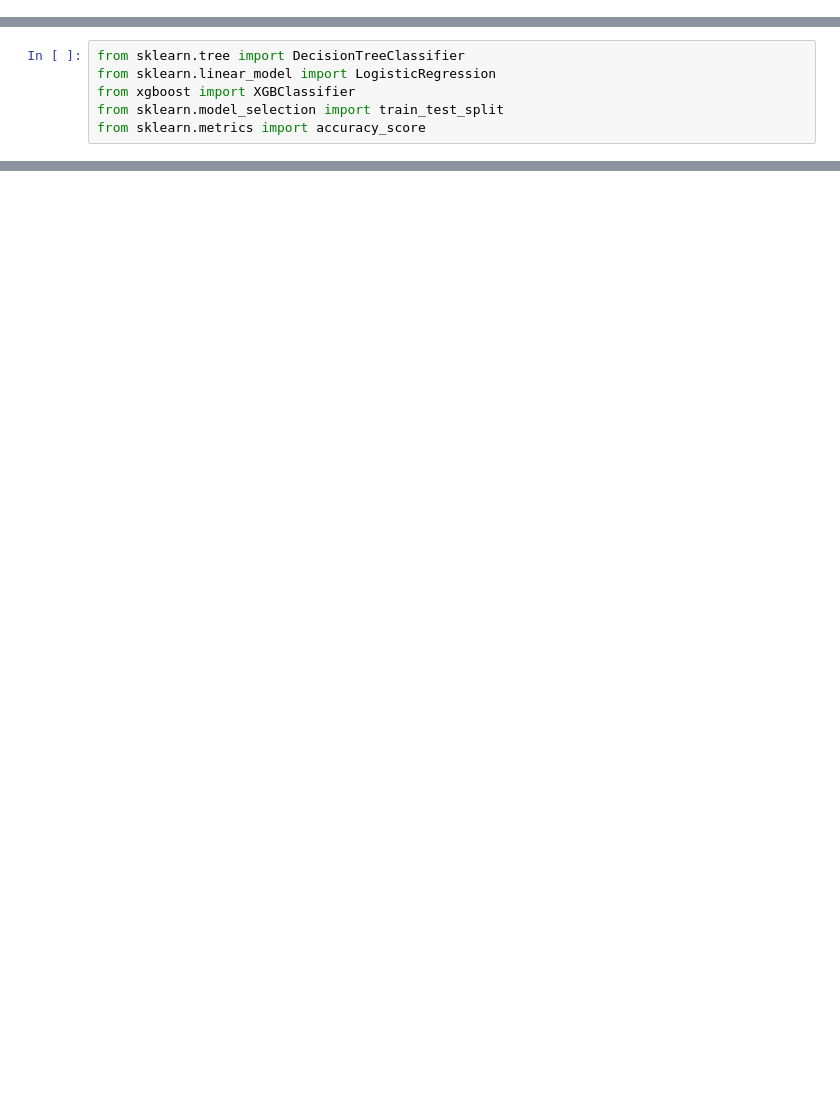
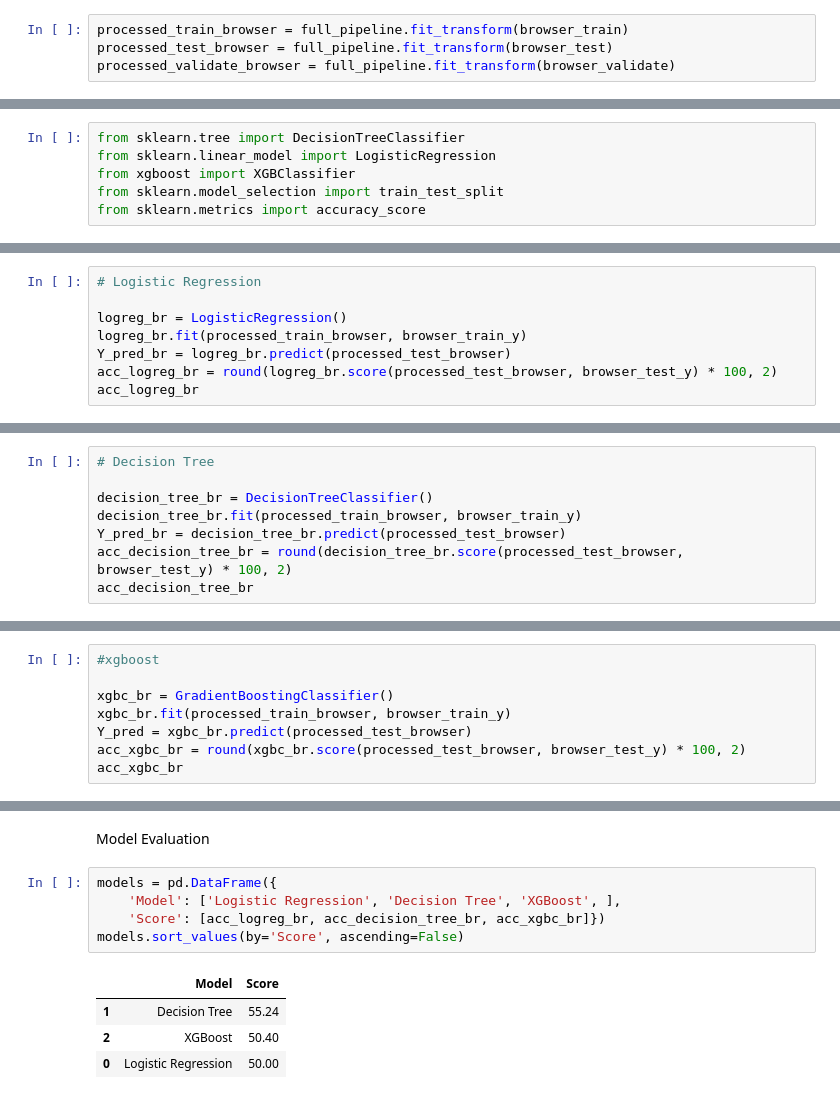
Before and after one commit to SamDewriter/ABHypothesisTesting-AdCampaignPerformance, a Jupyter notebook: Week2.ipynb, the cells around one changed output, grey strips where cells are left out. Drawn from its saved outputs; the diff is of its cells as text; blank space fills up the shorter version.

```diff
--- a/Week2.ipynb
+++ b/Week2.ipynb
@@ -601,0 +475,4 @@ b
+# %%
+processed_train_browser = full_pipeline.fit_transform(browser_train)
+processed_test_browser = full_pipeline.fit_transform(browser_test)
+processed_validate_browser = full_pipeline.fit_transform(browser_validate)
@@ -674,0 +487,8 @@ mlflow, version 1.19.0mlflow, version 1.19.0
+# %%
+# Logistic Regression
+
+logreg_br = LogisticRegression()
+logreg_br.fit(processed_train_browser, browser_train_y)
+Y_pred_br = logreg_br.predict(processed_test_browser)
+acc_logreg_br = round(logreg_br.score(processed_test_browser, browser_test_y) * 100, 2)
+acc_logreg_br
@@ -674,0 +497,8 @@ mlflow, version 1.19.0mlflow, version 1.19.0
+# %%
+# Decision Tree
+
+decision_tree_br = DecisionTreeClassifier()
+decision_tree_br.fit(processed_train_browser, browser_train_y)
+Y_pred_br = decision_tree_br.predict(processed_test_browser)
+acc_decision_tree_br = round(decision_tree_br.score(processed_test_browser, browser_test_y) * 100, 2)
+acc_decision_tree_br
@@ -674,0 +507,8 @@ mlflow, version 1.19.0mlflow, version 1.19.0
+# %%
+#xgboost
+
+xgbc_br = GradientBoostingClassifier()
+xgbc_br.fit(processed_train_browser, browser_train_y)
+Y_pred = xgbc_br.predict(processed_test_browser)
+acc_xgbc_br = round(xgbc_br.score(processed_test_browser, browser_test_y) * 100, 2)
+acc_xgbc_br
@@ -674,0 +580,12 @@ mlflow, version 1.19.0mlflow, version 1.19.0
+# %% [markdown]
+Model Evaluation
+# %%
+models = pd.DataFrame({
+    'Model': ['Logistic Regression', 'Decision Tree', 'XGBoost', ],
+    'Score': [acc_logreg_br, acc_decision_tree_br, acc_xgbc_br]})
+models.sort_values(by='Score', ascending=False)
+# %% [output]
+|  | Model | Score |
+| 1 | Decision Tree | 55.24 |
+| 2 | XGBoost | 50.40 |
+| 0 | Logistic Regression | 50.00 |
```
Also changed, not shown: parts of 87 cells of this notebook, 20 other files.
